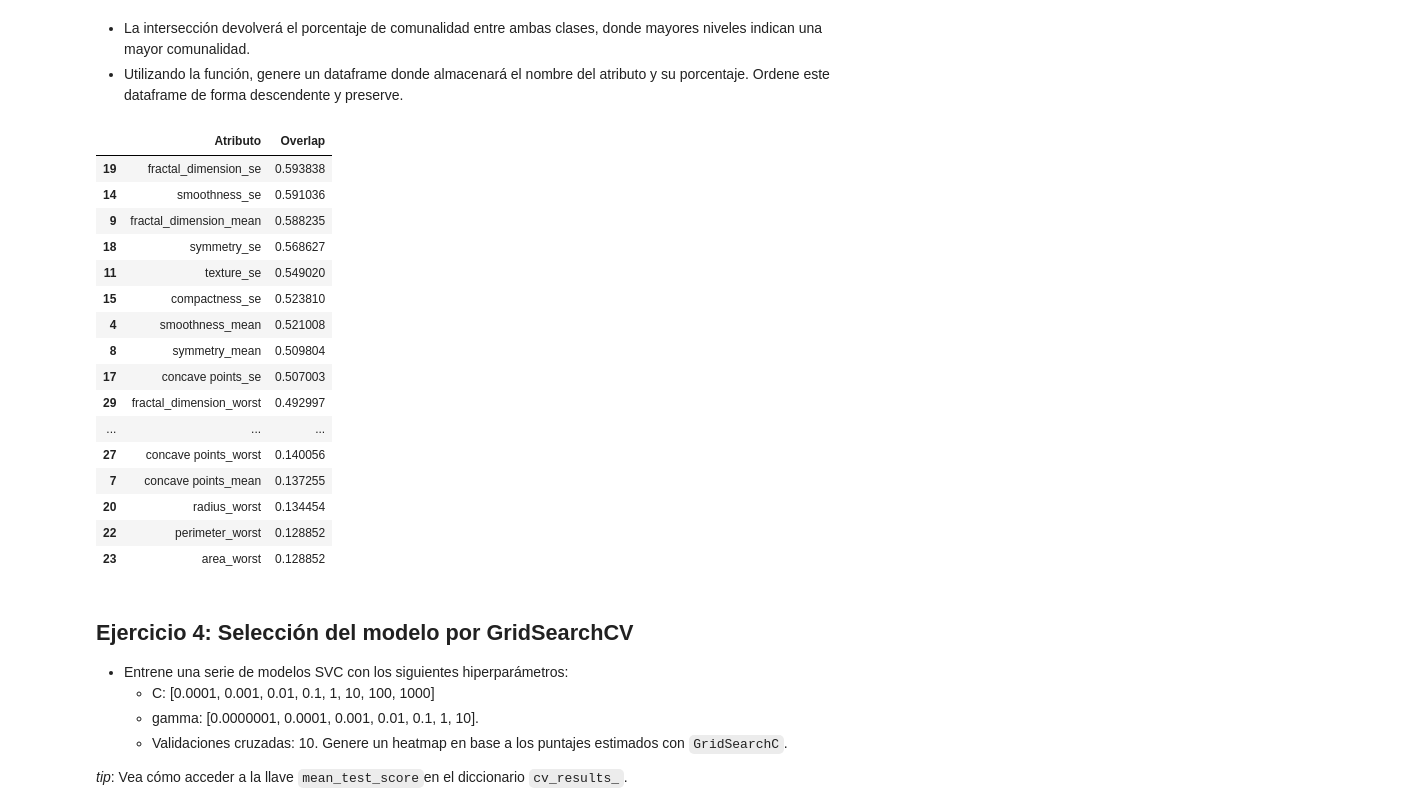
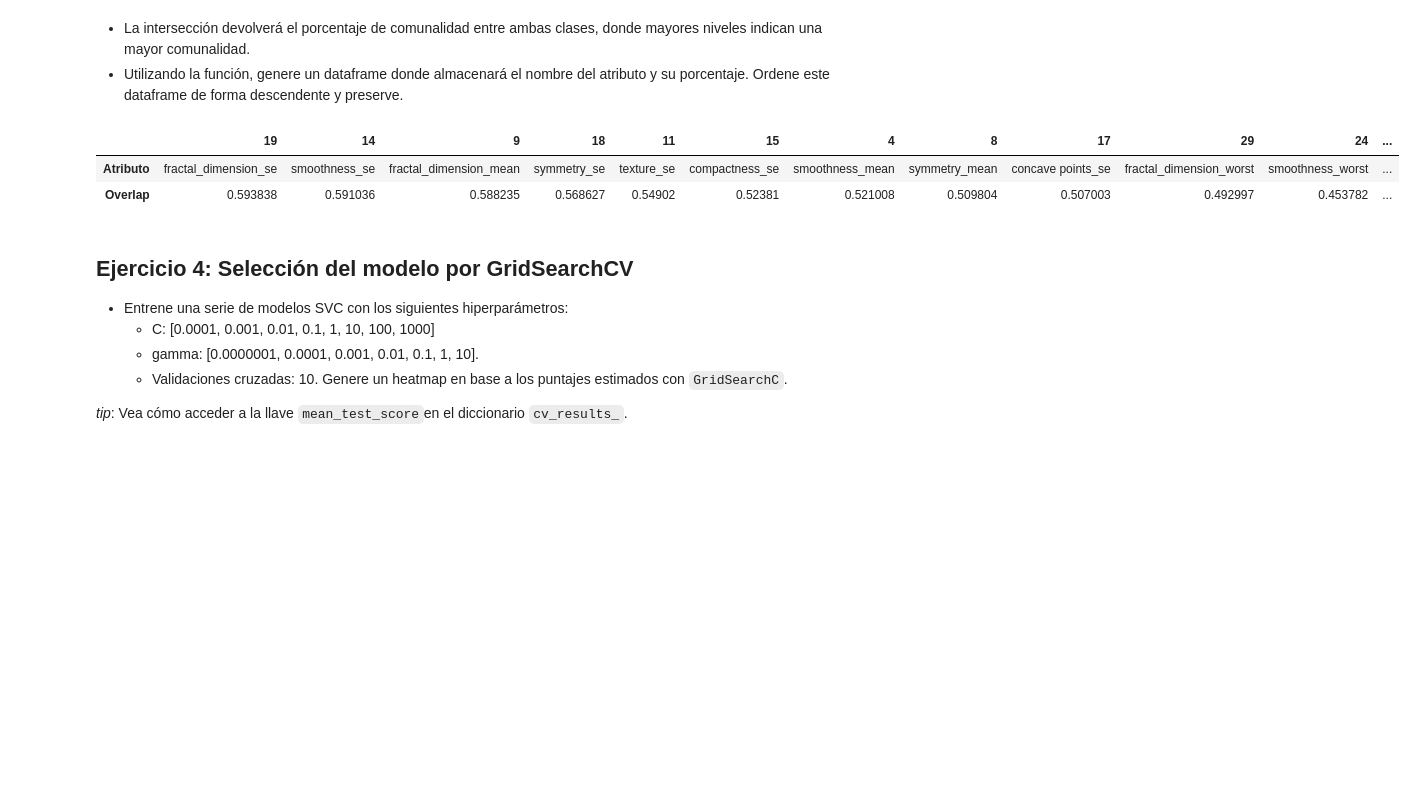
Before and after one commit to ridexmoler/modulo-machine-learning, a Jupyter notebook: semana3/sesion5/Pablo-Rocco-ACT005/notebook.ipynb, the cells around one changed output. Drawn from its saved outputs; the diff is of its cells as text; code cells hidden in the pictures; blank space fills up the shorter version.

```diff
--- a/semana3/sesion5/Pablo-Rocco-ACT005/notebook.ipynb
+++ b/semana3/sesion5/Pablo-Rocco-ACT005/notebook.ipynb
@@ -172,25 +180,11 @@ Overlap = pd.DataFrame([(x,
             ], columns=['Atributo', 'Overlap']).sort_values(by='Overlap', ascending = False)
 # %%
 # Revisamos el DataFrame
-Overlap
+Overlap.transpose()
 # %% [output]
-|  | Atributo | Overlap |
-| 19 | fractal_dimension_se | 0.593838 |
-| 14 | smoothness_se | 0.591036 |
-| 9 | fractal_dimension_mean | 0.588235 |
-| 18 | symmetry_se | 0.568627 |
-| 11 | texture_se | 0.549020 |
-| 15 | compactness_se | 0.523810 |
-| 4 | smoothness_mean | 0.521008 |
-| 8 | symmetry_mean | 0.509804 |
-| 17 | concave points_se | 0.507003 |
-| 29 | fractal_dimension_worst | 0.492997 |
-| ... | ... | ... |
-| 27 | concave points_worst | 0.140056 |
-| 7 | concave points_mean | 0.137255 |
-| 20 | radius_worst | 0.134454 |
-| 22 | perimeter_worst | 0.128852 |
-| 23 | area_worst | 0.128852 |
+|  | 19 | 14 | 9 | 18 | 11 | 15 | 4 | 8 | 17 | 29 | 24 | ... |
+| Atributo | fractal_dimension_se | smoothness_se | fractal_dimension_mean | symmetry_se | texture_se | compactness_se | smoothness_mean | symmetry_mean | concave points_se | fractal_dimension_worst | smoothness_worst | ... |
+| Overlap | 0.593838 | 0.591036 | 0.588235 | 0.568627 | 0.54902 | 0.52381 | 0.521008 | 0.509804 | 0.507003 | 0.492997 | 0.453782 | ... |
 # %% [markdown]
 ## Ejercicio 4: Selección del modelo por GridSearchCV
 
```
Also changed, not shown: parts of 36 cells of this notebook.
